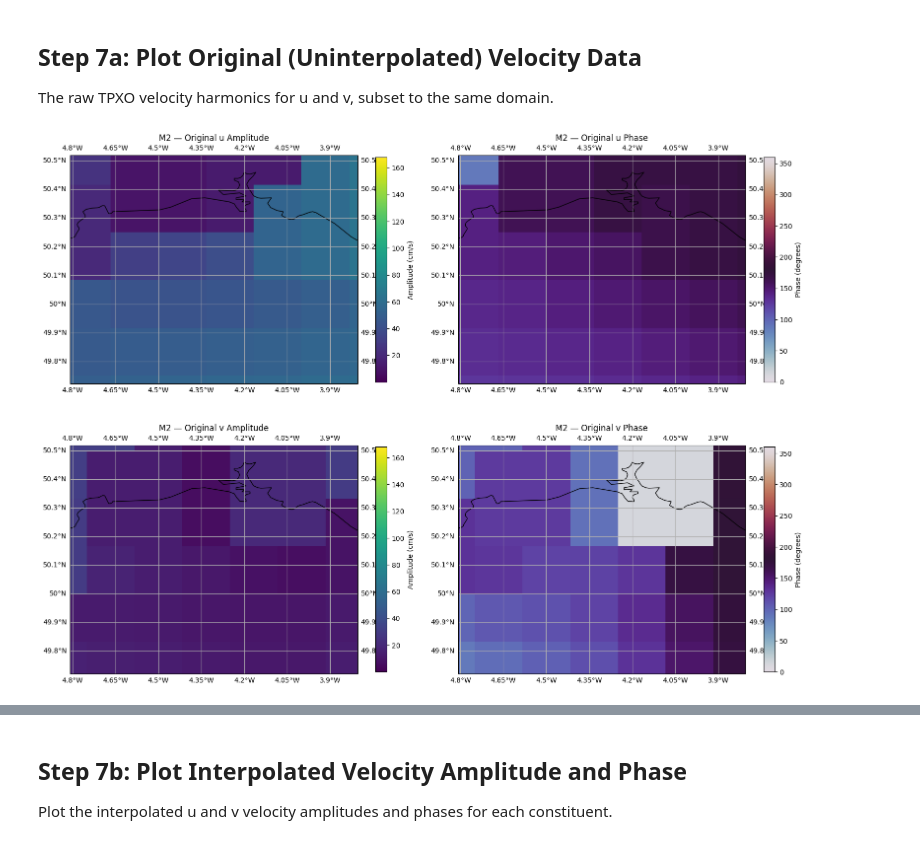
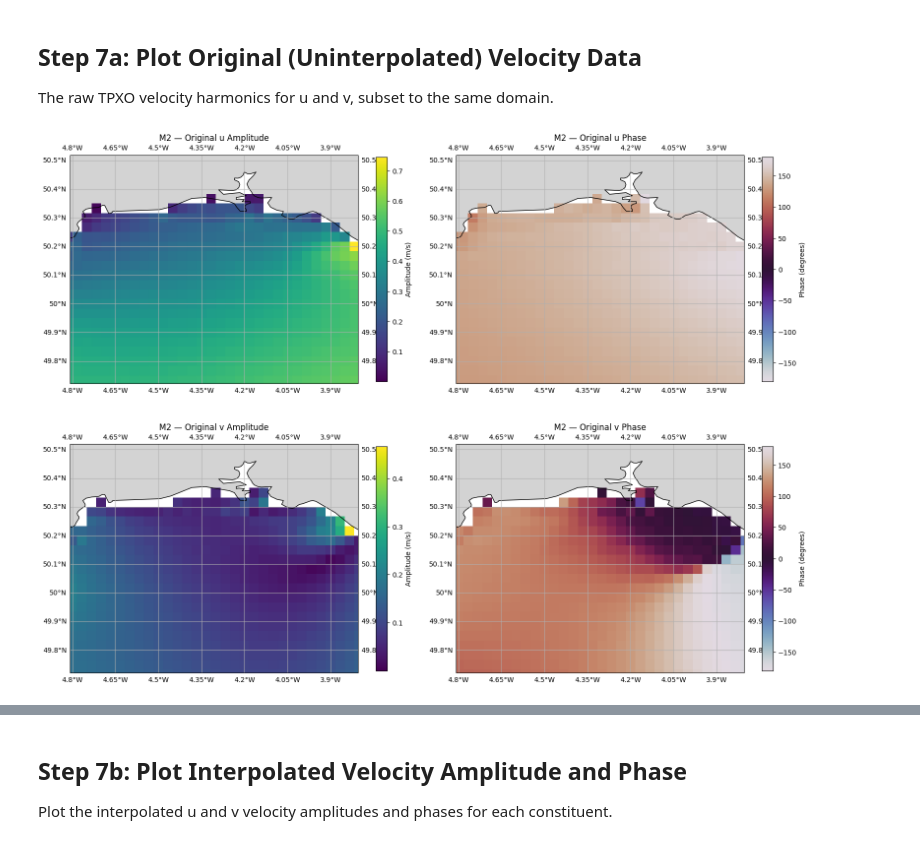
Before and after one commit to pmlmodelling/pyfvcom2, a Jupyter notebook: doc/source/cookbook/interpolate_tpxo_tidal_harmonics.ipynb, the cells around one changed output, grey strips where cells are left out. Cells and saved outputs as stored; diff of their text form; code cells hidden in the pictures.

```diff
--- a/doc/source/cookbook/interpolate_tpxo_tidal_harmonics.ipynb
+++ b/doc/source/cookbook/interpolate_tpxo_tidal_harmonics.ipynb
@@ -123,16 +126,18 @@ amplitude/phase format. For zeta, these are `ha` (amplitude) and `hp` (phase).
 The TPXO file uses 0–360° longitudes, while the FVCOM domain uses negative longitudes
 (~-4°). `TPXOInterpolator` detects and corrects this mismatch automatically.
 # %%
-# Path to the TPXO9 elevation harmonics file
-tpxo_h_file = pathlib.Path('/data/sthenno1/backup/jcl/data/TPXO/DATA/h_tpxo9.v1.nc')
+# Constituent list
+constituents = ['M2', 'S2', 'K1', 'O1']
 
-# Constituent list
-constituents = ['M2', 'S2', 'N2', 'K1', 'O1']
+# TPXO files
+tpxo_h_files = {}
+for c in constituents:
+    tpxo_h_files[c] = f'/data/sthenno1/backup/jcl/data/TPXO/DATA/Atlas10v2/h_{c.lower()}_tpxo10_atlas_30_v2.nc'
 
 # Read harmonics
-h_reader = TPXOHarmonicsReader(str(tpxo_h_file))
-h_var_names = get_tpxo_harmonics_names('zeta')
-h_harmonics = h_reader.read_harmonics(constituents, h_var_names)
+h_reader = TPXOComplexHarmonicsReader(tpxo_h_files)
+h_var_names = get_tpxo_complex_harmonics_names('zeta')
+h_harmonics = h_reader.read_harmonics(constituents, h_var_names, fill_land=False, bbox=bbox, bbox_margin=0.1)
 
 print(f'Loaded constituents: {h_harmonics.constituents}')
 print(f'Amplitude shape: {np.asarray(h_harmonics.amplitudes).shape}')
@@ -256,7 +238,7 @@ for c_idx, constituent in enumerate(h_result.constituents):
     # Phase
     pc = axes[1].pcolormesh(lon_2D, lat_2D, phase_2d, cmap='twilight',
                             transform=ccrs.PlateCarree(), shading='auto',
-                            vmin=0, vmax=360)
+                            vmin=-180, vmax=180)
     axes[1].coastlines(resolution='10m')
     axes[1].add_feature(cfeature.LAND, facecolor='lightgrey')
     axes[1].gridlines(draw_labels=True)
@@ -318,89 +304,77 @@ Interpolated v amplitude shape: (4104, 5)
 The raw TPXO velocity harmonics for u and v, subset to the same domain.
 # %%
 # Prepare the raw TPXO velocity grids for plotting
-def subset_tpxo_raw(harmonics):
-    """Shift longitudes and subset raw TPXO harmonics to the domain."""
-    lon_1d = np.unique(np.asarray(harmonics.longitude))
-    lat_1d = np.unique(np.asarray(harmonics.latitude))
-    lon_1d = np.where(lon_1d > 180, lon_1d - 360, lon_1d)
-    sort_idx = np.argsort(lon_1d)
-    lon_1d = lon_1d[sort_idx]
+u_lon = np.asarray(u_harmonics.longitude)
+u_lat = np.asarray(u_harmonics.latitude)
+u_lon_2d, u_lat_2d = np.meshgrid(u_lon, u_lat, indexing='ij')
+v_lon = np.asarray(v_harmonics.longitude)
+v_lat = np.asarray(v_harmonics.latitude)
+v_lon_2d, v_lat_2d = np.meshgrid(v_lon, v_lat, indexing='ij')
 
-    margin = 0.5
-    lon_mask = (lon_1d >= grid_lims.lon_min - margin) & (lon_1d <= grid_lims.lon_max + margin)
-    lat_mask = (lat_1d >= grid_lims.lat_min - margin) & (lat_1d <= grid_lims.lat_max + margin)
-
-    lon_sub = lon_1d[lon_mask]
-    lat_sub = lat_1d[lat_mask]
-    lon_2d, lat_2d = np.meshgrid(lon_sub, lat_sub, indexing='ij')
-
-    amp = np.asarray(harmonics.amplitudes)[:, sort_idx, :][:, lon_mask, :][:, :, lat_mask]
-    phase = np.asarray(harmonics.phases)[:, sort_idx, :][:, lon_mask, :][:, :, lat_mask]
-    return lon_2d, lat_2d, amp, phase
-
-
-u_lon_sub, u_lat_sub, u_amp_sub, u_phase_sub = subset_tpxo_raw(u_harmonics)
-v_lon_sub, v_lat_sub, v_amp_sub, v_phase_sub = subset_tpxo_raw(v_harmonics)
+u_amp = np.asarray(u_harmonics.amplitudes)  # (nc, nx, ny)
+u_phase = np.asarray(u_harmonics.phases)
+v_amp = np.asarray(v_harmonics.amplitudes)  # (nc, nx, ny)
+v_phase = np.asarray(v_harmonics.phases)
 
 # Compute shared colorbar limits across all constituents for original and interpolated
-vel_amp_vmin = min(np.nanmin(u_amp_sub), np.nanmin(v_amp_sub),
-                   np.nanmin(u_result.amplitudes), np.nanmin(v_result.amplitudes))
-vel_amp_vmax = max(np.nanmax(u_amp_sub), np.nanmax(v_amp_sub),
-                   np.nanmax(u_result.amplitudes), np.nanmax(v_result.amplitudes))
+u_amp_vmin = np.nanmin(u_amp)
+u_amp_vmax = np.nanmax(u_amp)
+v_amp_vmin = np.nanmin(v_amp)
+v_amp_vmax = np.nanmax(v_amp)
 
 for c_idx, constituent in enumerate(constituents):
     fig, axes = plt.subplots(2, 2, figsize=(16, 12),
                              subplot_kw={'projection': ccrs.PlateCarree()})
 
     # u amplitude
-    pc = axes[0, 0].pcolormesh(u_lon_sub, u_lat_sub, u_amp_sub[c_idx],
+    pc = axes[0, 0].pcolormesh(u_lon_2d, u_lat_2d, u_amp[c_idx],
                                cmap='viridis', transform=ccrs.PlateCarree(), shading='auto',
-                               vmin=vel_amp_vmin, vmax=vel_amp_vmax)
+                               vmin=u_amp_vmin, vmax=u_amp_vmax)
     axes[0, 0].coastlines(resolution='10m')
     axes[0, 0].add_feature(cfeature.LAND, facecolor='lightgrey')
     axes[0, 0].gridlines(draw_labels=True)
     axes[0, 0].set_extent(extent, crs=ccrs.PlateCarree())
     cbar = plt.colorbar(pc, ax=axes[0, 0], shrink=0.8)
-    cbar.set_label('Amplitude (cm/s)')
+    cbar.set_label('Amplitude (m/s)')
     axes[0, 0].set_title(f'{constituent} — Original u Amplitude')
 
     # u phase
-    pc = axes[0, 1].pcolormesh(u_lon_sub, u_lat_sub, u_phase_sub[c_idx],
+    pc = axes[0, 1].pcolormesh(u_lon_2d, u_lat_2d, u_phase[c_idx],
                                cmap='twilight', transform=ccrs.PlateCarree(), shading='auto',
-                               vmin=0, vmax=360)
+                               vmin=-180, vmax=180)
     axes[0, 1].coastlines(resolution='10m')
     axes[0, 1].add_feature(cfeature.LAND, facecolor='lightgrey')
     axes[0, 1].gridlines(draw_labels=True)
     axes[0, 1].set_extent(extent, crs=ccrs.PlateCarree())
     cbar = plt.colorbar(pc, ax=axes[0, 1], shrink=0.8)
     cbar.set_label('Phase (degrees)')
     axes[0, 1].set_title(f'{constituent} — Original u Phase')
 
     # v amplitude
-    pc = axes[1, 0].pcolormesh(v_lon_sub, v_lat_sub, v_amp_sub[c_idx],
+    pc = axes[1, 0].pcolormesh(v_lon_2d, v_lat_2d, v_amp[c_idx],
                                cmap='viridis', transform=ccrs.PlateCarree(), shading='auto',
-                               vmin=vel_amp_vmin, vmax=vel_amp_vmax)
+                               vmin=v_amp_vmin, vmax=v_amp_vmax)
     axes[1, 0].coastlines(resolution='10m')
     axes[1, 0].add_feature(cfeature.LAND, facecolor='lightgrey')
     axes[1, 0].gridlines(draw_labels=True)
     axes[1, 0].set_extent(extent, crs=ccrs.PlateCarree())
     cbar = plt.colorbar(pc, ax=axes[1, 0], shrink=0.8)
-    cbar.set_label('Amplitude (cm/s)')
+    cbar.set_label('Amplitude (m/s)')
     axes[1, 0].set_title(f'{constituent} — Original v Amplitude')
 
     # v phase
-    pc = axes[1, 1].pcolormesh(v_lon_sub, v_lat_sub, v_phase_sub[c_idx],
+    pc = axes[1, 1].pcolormesh(v_lon_2d, v_lat_2d, v_phase[c_idx],
                                cmap='twilight', transform=ccrs.PlateCarree(), shading='auto',
-                               vmin=0, vmax=360)
+                               vmin=-180, vmax=180)
     axes[1, 1].coastlines(resolution='10m')
     axes[1, 1].add_feature(cfeature.LAND, facecolor='lightgrey')
     axes[1, 1].gridlines(draw_labels=True)
     axes[1, 1].set_extent(extent, crs=ccrs.PlateCarree())
     cbar = plt.colorbar(pc, ax=axes[1, 1], shrink=0.8)
     cbar.set_label('Phase (degrees)')
     axes[1, 1].set_title(f'{constituent} — Original v Phase')
 
     plt.tight_layout()
     plt.show()
 # %% [output]
-[figure, old version]
+[figure, new version]
```
Also changed, not shown: parts of 8 cells of this notebook.
